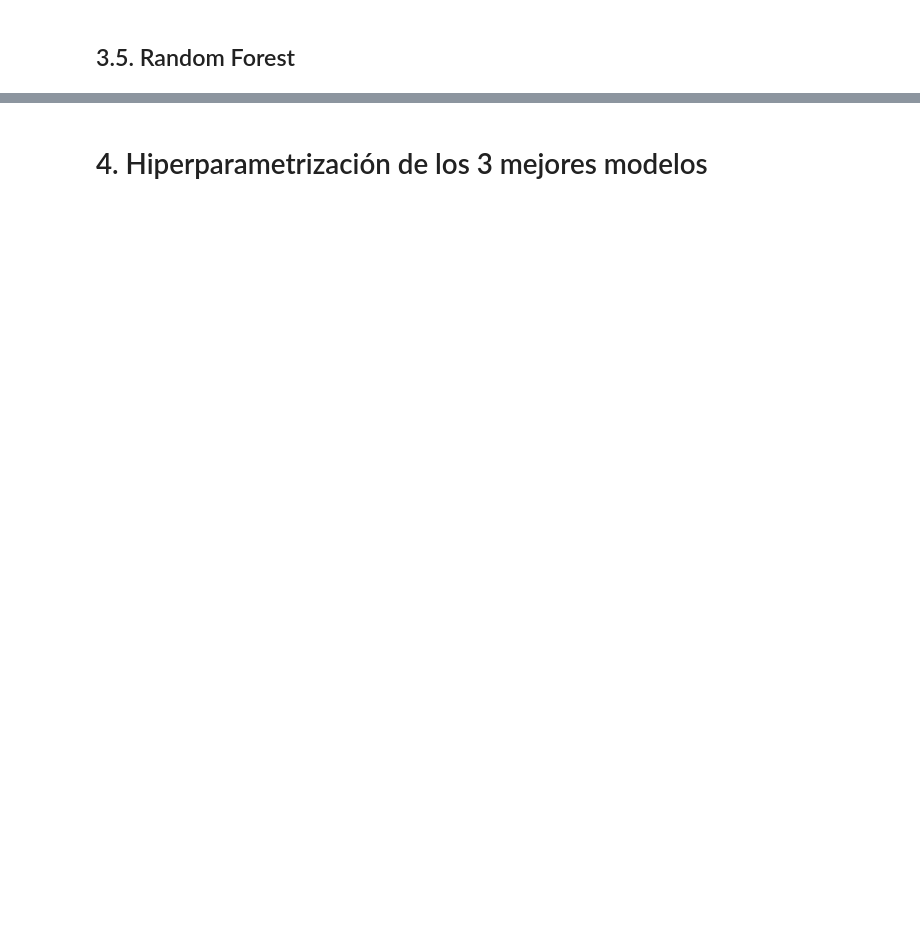
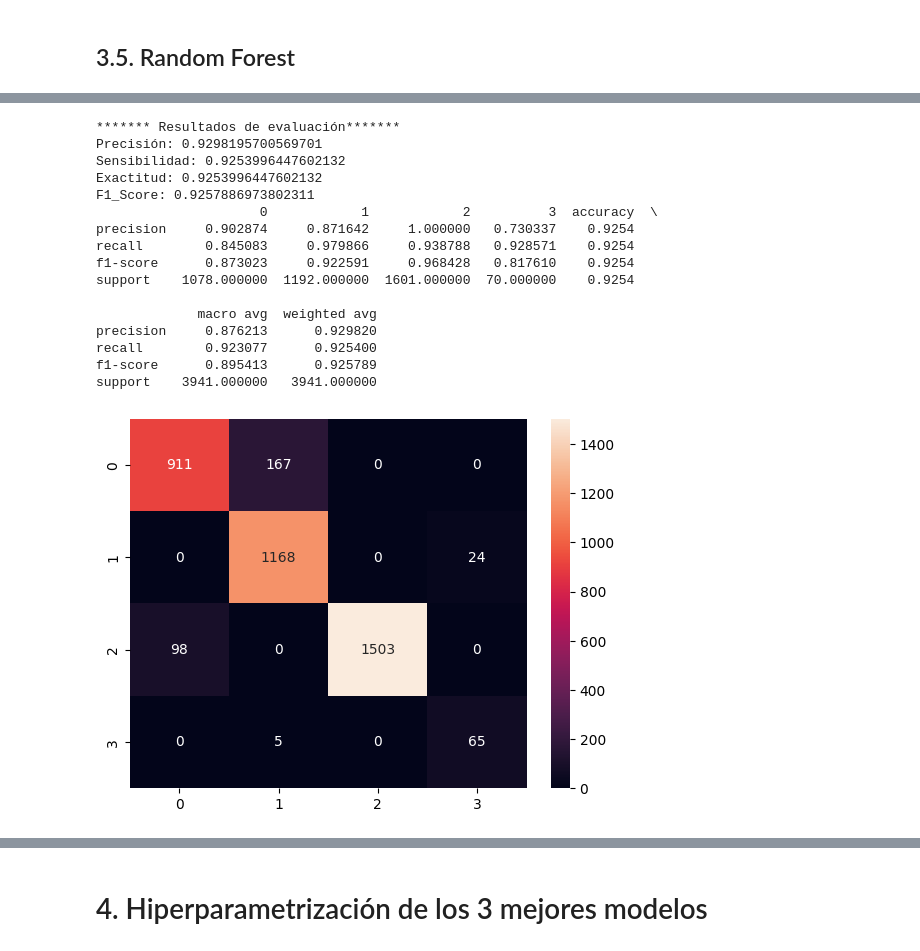
Before and after one commit to samuelperezh/factores-anemia-mineria, a Jupyter notebook: modelos.ipynb, the cells around one changed output, grey strips where cells are left out. Saved outputs shown, nothing was run; the diff lists cells and outputs as text; code cells hidden in the pictures; blank space fills up the shorter version.

```diff
--- a/modelos.ipynb
+++ b/modelos.ipynb
@@ -433,0 +566,8 @@ medidas['SVM'] = [precision, sensibilidad, exactitud, f1score]
+# %%
+from xgboost import XGBClassifier
+modelXGB = XGBClassifier(learning_rate=0.1, n_estimators=100, max_depth=3, random_state=42)
+
+scores = cross_validate(modelXGB, X_train, Y_train, cv=10, scoring=('f1_weighted', 'accuracy', 'precision_weighted', 'recall_weighted'),
+                        return_train_score=False, return_estimator=False)
+scores=pd.DataFrame(scores)
+scores
@@ -433,0 +603,3 @@ medidas['SVM'] = [precision, sensibilidad, exactitud, f1score]
+# %%
+# Entrenamiento del modelo con el 70%
+modelXGB.fit(X_train, Y_train)
@@ -433,0 +618,22 @@ medidas['SVM'] = [precision, sensibilidad, exactitud, f1score]
+# %%
+precision, sensibilidad, exactitud, f1score = evaluacion_modelos(modelXGB, X_test, Y_test)
+
+medidas['XGBoost'] = [precision, sensibilidad, exactitud, f1score]
+# %% [output]
+******* Resultados de evaluación*******
+Precisión: 0.9298195700569701
+Sensibilidad: 0.9253996447602132
+Exactitud: 0.9253996447602132
+F1_Score: 0.9257886973802311
+                     0            1            2          3  accuracy  \
+precision     0.902874     0.871642     1.000000   0.730337    0.9254
+recall        0.845083     0.979866     0.938788   0.928571    0.9254
+f1-score      0.873023     0.922591     0.968428   0.817610    0.9254
+support    1078.000000  1192.000000  1601.000000  70.000000    0.9254
+
+             macro avg  weighted avg
+precision     0.876213      0.929820
+recall        0.923077      0.925400
+f1-score      0.895413      0.925789
+support    3941.000000   3941.000000
+[figure, added]
```
Also changed, not shown: parts of 49 cells of this notebook, 1 other file.
